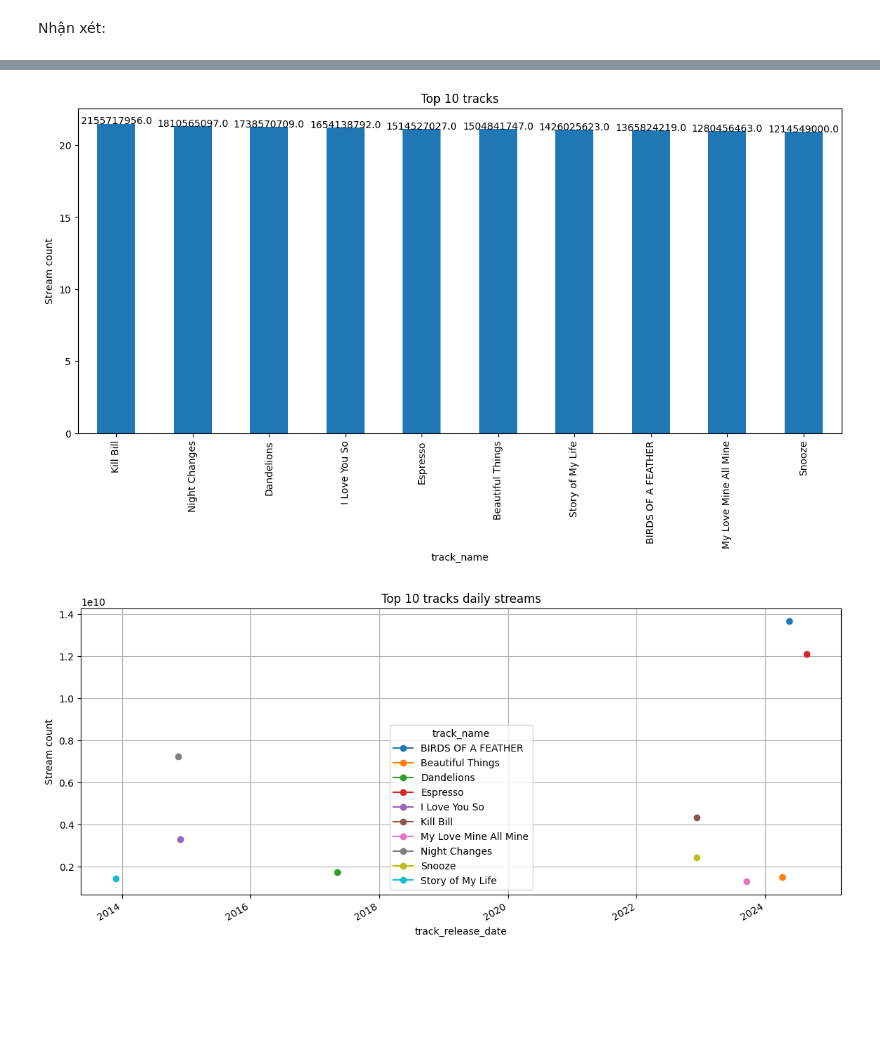
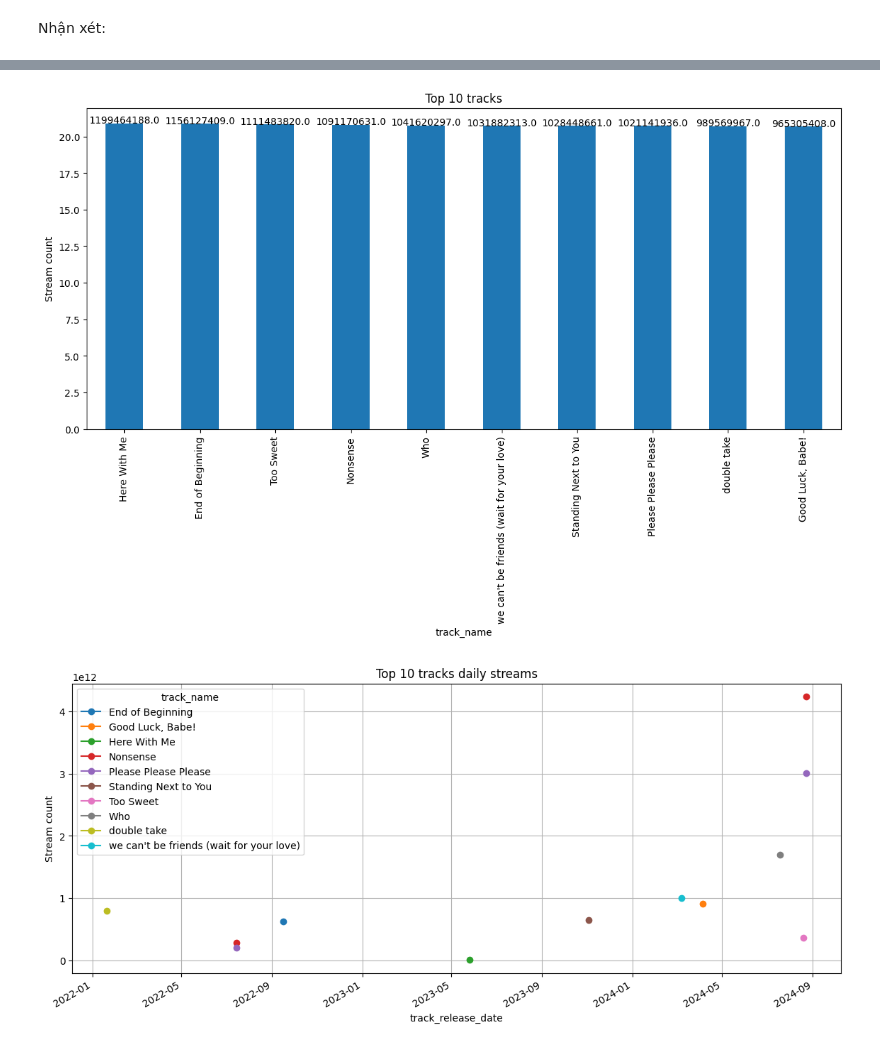
Before and after one commit to IntingRecently/UDPTDLTM, a Jupyter notebook: Data_Analysis.ipynb, the cells around one changed output, grey strips where cells are left out. Drawn from its saved outputs; the diff is of its cells as text; code cells hidden in the pictures; blank space fills up the shorter version.

```diff
--- a/Data_Analysis.ipynb
+++ b/Data_Analysis.ipynb
@@ -273,7 +257,7 @@ df['day'] = df['track_release_date'].dt.day
 #### 2.1.1. track_name
 # %%
 # Top 10 bài hát được nghe nhiều nhất
-top_10 = df.groupby('track_name')['stream_count'].max().sort_values(ascending=False).head(10)
+top_10 = df.groupby('track_name')['stream_total'].max().sort_values(ascending=False).head(10)
 top_10 = np.log(top_10)
 
 plt.figure(figsize=(14, 6))
@@ -289,7 +273,7 @@ plt.show()
 Nhận xét:
 # %%
 # Top 10 nghệ sĩ được nghe nhiều nhất
-top_10 = df.groupby('artist_name')['stream_count'].max().sort_values(ascending=False).head(10)
+top_10 = df.groupby('artist_name')['stream_total'].max().sort_values(ascending=False).head(10)
 top_10 = np.log(top_10)
 
 plt.figure(figsize=(14, 6))
@@ -406,22 +389,22 @@ Mahalini             3
 Name: track_name, dtype: int64
 # %%
 # Top bài hát được nghe nhiều nhất
-top_10 = df.groupby('track_name')['stream_count'].max().sort_values(ascending=False).head(10)
+top_10 = df.groupby('track_name')['stream_total'].max().sort_values(ascending=False).head(10)
 top_10 = np.log(top_10)
 
 plt.figure(figsize=(14, 6))
 top_10.plot(kind='bar')
 plt.title('Top 10 tracks')
 plt.ylabel('Stream count')
 for index, value in enumerate(top_10):
     plt.text(index, value, str(round(np.exp(value), 2)), ha = 'center')
 plt.show()
 # %% [output]
-[figure, old version]
+[figure, new version]
 # %%
-# stream_count theo ngày của top 10 bài hát được nghe nhiều nhất
+# stream_total theo ngày của top 10 bài hát được nghe nhiều nhất
 top_10_songs = top_10.index
-top_10_daily_streams = df[df['track_name'].isin(top_10_songs)].groupby(['track_release_date', 'track_name'])['stream_count'].sum().unstack()
+top_10_daily_streams = df[df['track_name'].isin(top_10_songs)].groupby(['track_release_date', 'track_name'])['stream_total'].sum().unstack()
 
 plt.figure(figsize=(14, 6))
 top_10_daily_streams.plot(kind='line', marker='o', ax=plt.gca())
@@ -430,7 +413,7 @@ plt.ylabel('Stream count')
 plt.grid()
 plt.show()
 # %% [output]
-[figure, old version]
+[figure, new version]
 # %%
 # tuổi của top 10 bài hát được nghe nhiều nhất ("Tuổi = 2024 - năm phát hành")
 top_10_songs = top_10.index
```
Also changed, not shown: parts of 55 cells of this notebook, 17 other files.
